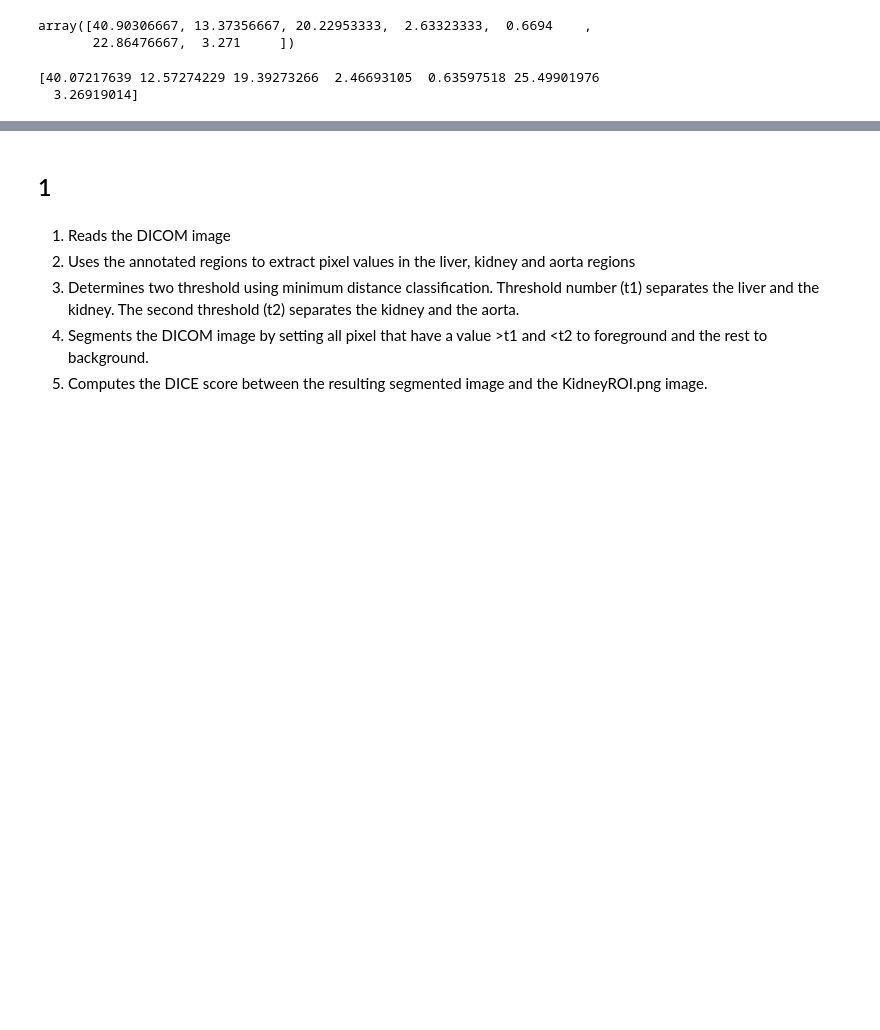
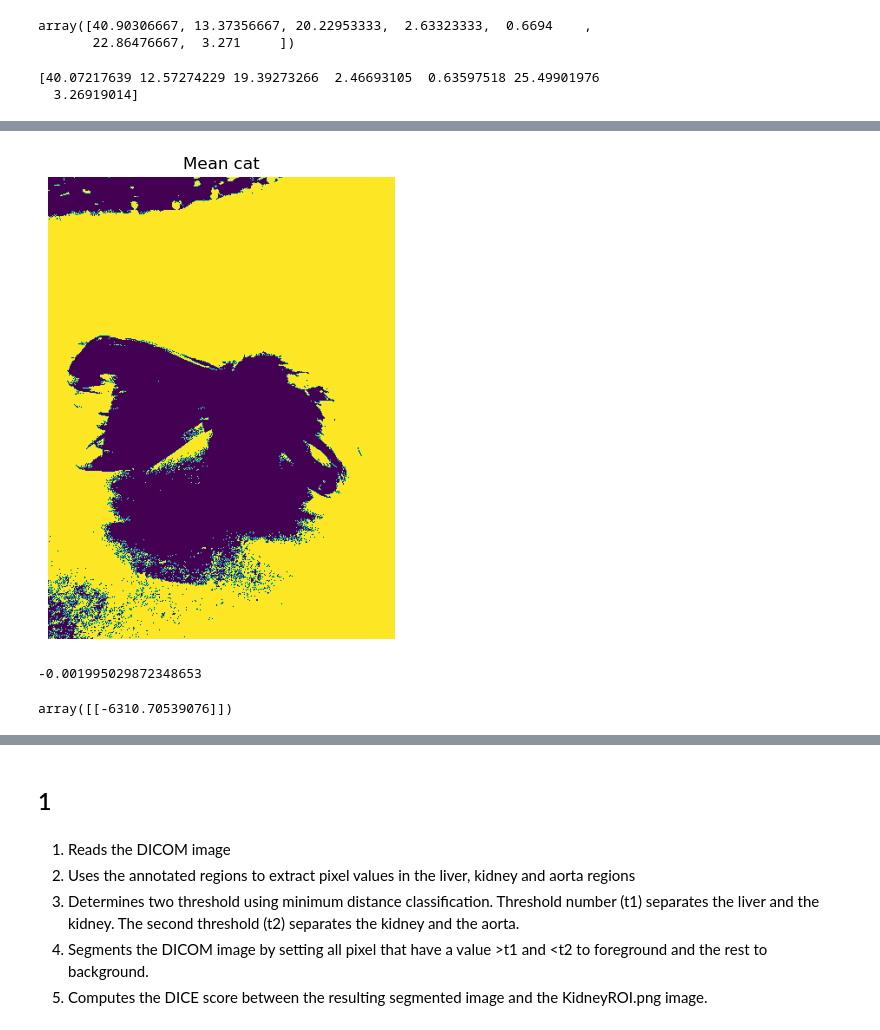
Before and after one commit to magolimbo/02502-Image-Analysis-Cheatsheet, a Jupyter notebook: Prova_sol.ipynb, the cells around one changed output, grey strips where cells are left out. Cells and saved outputs as stored; diff of their text form; code cells hidden in the pictures; blank space fills up the shorter version.

Commit message:
add exam functions

```diff
--- a/Prova_sol.ipynb
+++ b/Prova_sol.ipynb
@@ -146,0 +166,72 @@ ValueError: cannot reshape array of size 639600 into shape (533,400,1)
+# %%
+im1 = io.imread(
+    "C:/Users/Dell/Desktop/Git Hub/02502-Image-Analysis-Cheatsheet/Exams/dec2021/ImagePCA/orchid001.png"
+)
+im2 = io.imread(
+    r"C:/Users\Dell\Desktop\Git Hub\02502-Image-Analysis-Cheatsheet\Exams\dec2021\ImagePCA\orchid002.png"
+)
+im3 = io.imread(
+    r"C:\Users\Dell\Desktop\Git Hub\02502-Image-Analysis-Cheatsheet\Exams\dec2021\ImagePCA\orchid003.png"
+)
+im4 = io.imread(
+    r"C:\Users\Dell\Desktop\Git Hub\02502-Image-Analysis-Cheatsheet\Exams\dec2021\ImagePCA\orchid004.png"
+)
+im5 = io.imread(
+    r"C:\Users\Dell\Desktop\Git Hub\02502-Image-Analysis-Cheatsheet\Exams\dec2021\ImagePCA\orchid005.png"
+)
+im6 = io.imread(
+    r"C:\Users\Dell\Desktop\Git Hub\02502-Image-Analysis-Cheatsheet\Exams\dec2021\ImagePCA\orchid006.png"
+)
+
+
+imgs = [im1, im2, im3, im4, im5, im6]
+w = 400
+h = 533
+ch = 1
+imgs_g = []
+height, width = im1.shape
+
+data_matrix = np.array(
+    [
+        im1.flatten(),
+        im2.flatten(),
+        im3.flatten(),
+        im4.flatten(),
+        im5.flatten(),
+        im6.flatten(),
+    ]
+)
+avg_im = np.mean(data_matrix, axis=0)
+
+mask = avg_im > 150
+avg_im = img_as_ubyte(mask)
+# io.imshow(create_u_byte_image_from_vector(img_tresh, h, w, 1))
+average_cat_img = create_u_byte_image_from_vector(avg_im, height, width, 1)
+fig, ax = plt.subplots(1, 1, figsize=(6, 6))
+plt.imshow(average_cat_img)
+ax.set_title("Mean cat")
+ax.set_axis_off()
+plt.show()
+# %% [output]
+[figure, added]
+# %%
+pca = decomposition.PCA()
+pca.fit(data_matrix)
+values_pca = pca.explained_variance_
+exp_var_ratio = pca.explained_variance_ratio_
+pc1 = pca.components_[0]
+# pc1_img = create_u_byte_image_from_vector(pc1, h, w, 1)
+image_shape = (533, 400)  # Assuming the original image shape
+first_pc_image = pc1.reshape(image_shape)
+first_pc_image[9, 9]
+# %% [output]
+-0.001995029872348653
+# %%
+im7 = io.imread(
+    r"C:\Users\Dell\Desktop\Git Hub\02502-Image-Analysis-Cheatsheet\Exams\dec2021\ImagePCA\orchid007.png"
+)
+pca = PCA(n_components=1)
+pca.fit(data_matrix)
+pca.transform(im7.reshape(1, -1))
+# %% [output]
+array([[-6310.70539076]])
```
Also changed, not shown: parts of 22 cells of this notebook, 2 other files.
